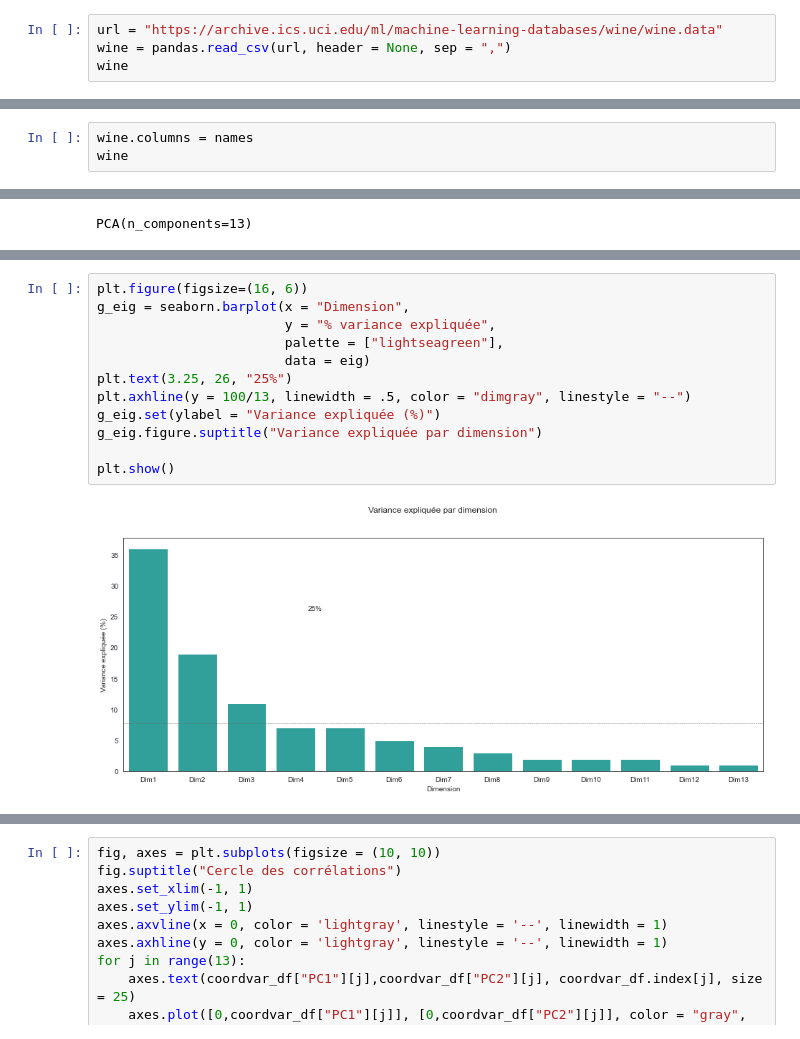
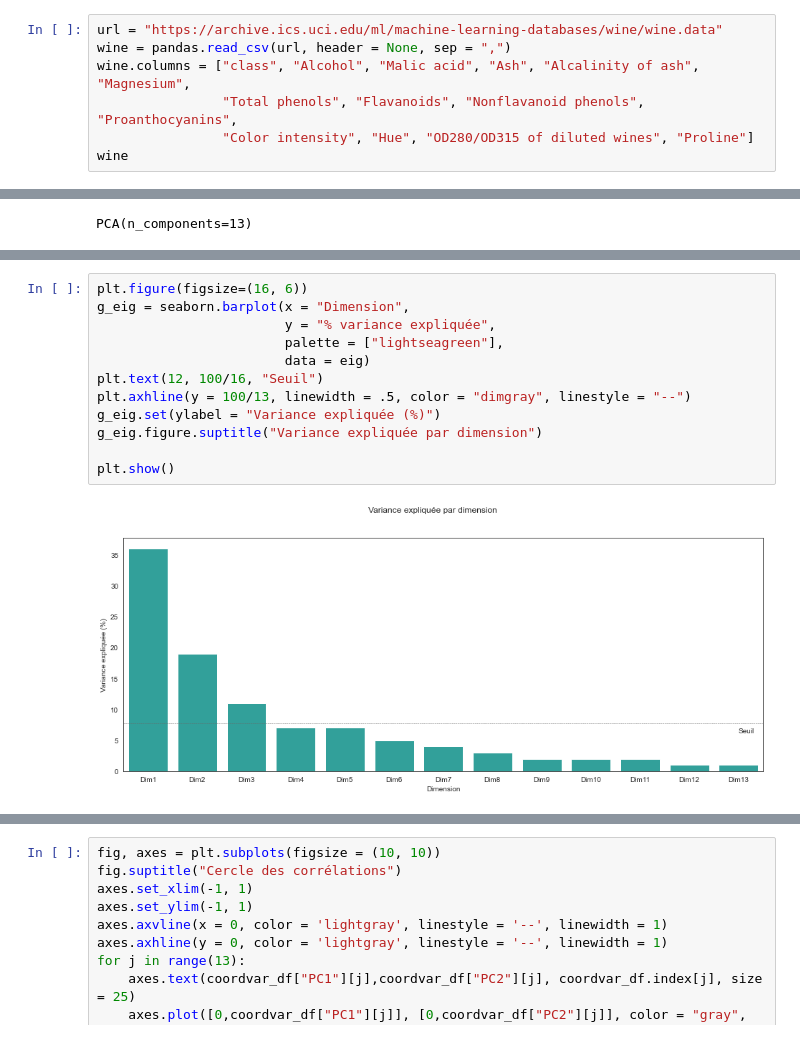
Before and after one commit to fxjollois/cours-2022-2023, a Jupyter notebook: m1-dci-ecd/seance3-correction.ipynb, the cells around one changed output, grey strips where cells are left out. Saved outputs shown, nothing was run; the diff lists cells and outputs as text.

```diff
--- a/m1-dci-ecd/seance3-correction.ipynb
+++ b/m1-dci-ecd/seance3-correction.ipynb
@@ -10,5 +12,8 @@ from sklearn.preprocessing import scale
 # %%
 url = "https://archive.ics.uci.edu/ml/machine-learning-databases/wine/wine.data"
 wine = pandas.read_csv(url, header = None, sep = ",")
+wine.columns = ["class", "Alcohol", "Malic acid", "Ash", "Alcalinity of ash", "Magnesium",
+                "Total phenols", "Flavanoids", "Nonflavanoid phenols", "Proanthocyanins",
+                "Color intensity", "Hue", "OD280/OD315 of diluted wines", "Proline"]
 wine
 # %% [output]
@@ -47,3 +32,0 @@ names
-# %%
-wine.columns = names
-wine
@@ -113,14 +105,14 @@ eig
 # %%
 plt.figure(figsize=(16, 6))
 g_eig = seaborn.barplot(x = "Dimension",
                         y = "% variance expliquée",
                         palette = ["lightseagreen"],
                         data = eig)
-plt.text(3.25, 26, "25%")
+plt.text(12, 100/16, "Seuil")
 plt.axhline(y = 100/13, linewidth = .5, color = "dimgray", linestyle = "--")
 g_eig.set(ylabel = "Variance expliquée (%)")
 g_eig.figure.suptitle("Variance expliquée par dimension")
 
 plt.show()
 # %% [output]
-[figure, old version]
+[figure, new version]
```
Also changed, not shown: parts of 17 cells of this notebook, 2 other files.
